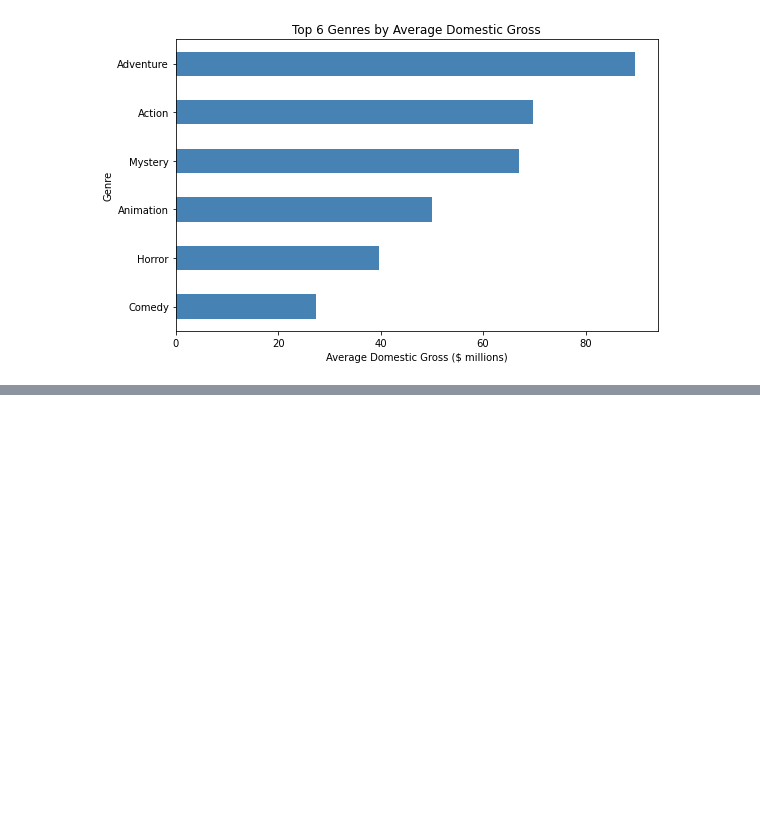
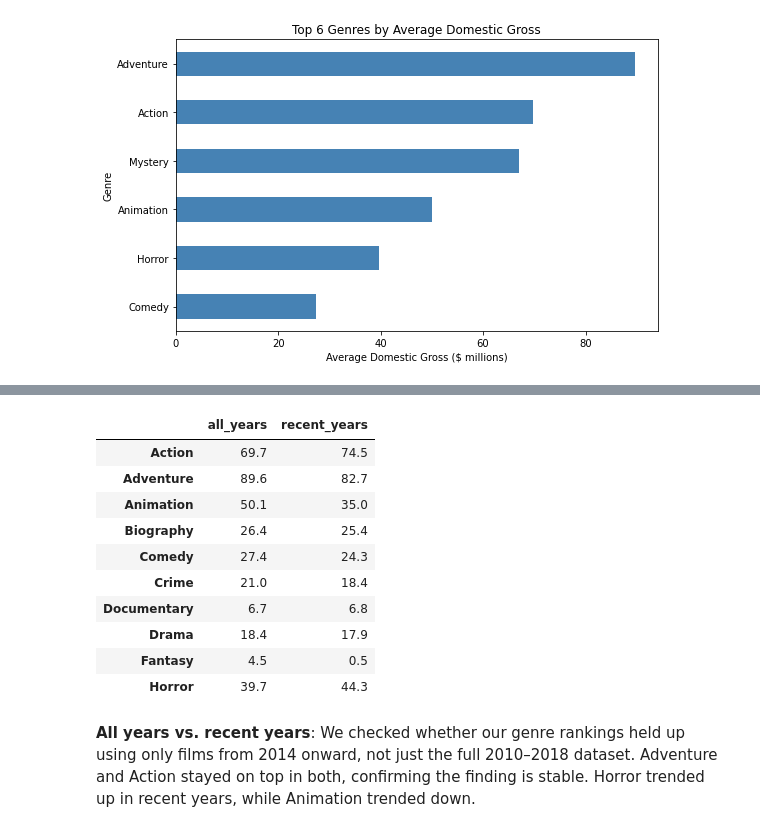
Before and after one commit to arlenestanley1/dsc-module-3-project-v3, a Jupyter notebook: student.ipynb, the cells around one changed output, grey strips where cells are left out. Drawn from its saved outputs; the diff is of its cells as text; code cells hidden in the pictures; blank space fills up the shorter version.

```diff
--- a/student.ipynb
+++ b/student.ipynb
@@ -666,0 +675,11 @@ commercial track record for a new studio to consider prioritizing.
+# %%
+recent = merge_1[merge_1['start_year'] >= 2014]
+
+recent_genre_counts = recent['primary_genre'].value_counts()
+recent_reliable_genres = recent_genre_counts[recent_genre_counts >= 5].index
+
+recent_financial = recent[recent['primary_genre'].isin(recent_reliable_genres)] \
+    .groupby('primary_genre')['domestic_gross'].mean().sort_values(ascending=False)
+
+recent_financial_millions = (recent_financial / 1_000_000).round(1)
+recent_financial_millions.head(6)
@@ -666,0 +695,20 @@ commercial track record for a new studio to consider prioritizing.
+# %%
+comparison = pd.DataFrame({
+    'all_years': financial_millions,
+    'recent_years': recent_financial_millions
+})
+comparison.head(10)
+# %% [output]
+|  | all_years | recent_years |
+| Action | 69.7 | 74.5 |
+| Adventure | 89.6 | 82.7 |
+| Animation | 50.1 | 35.0 |
+| Biography | 26.4 | 25.4 |
+| Comedy | 27.4 | 24.3 |
+| Crime | 21.0 | 18.4 |
+| Documentary | 6.7 | 6.8 |
+| Drama | 18.4 | 17.9 |
+| Fantasy | 4.5 | 0.5 |
+| Horror | 39.7 | 44.3 |
+# %% [markdown]
+**All years vs. recent years**: We checked whether our genre rankings held up using only films from 2014 onward, not just the full 2010–2018 dataset. Adventure and Action stayed on top in both, confirming the finding is stable. Horror trended up in recent years, while Animation trended down.
```
Also changed, not shown: parts of 5 cells of this notebook.
